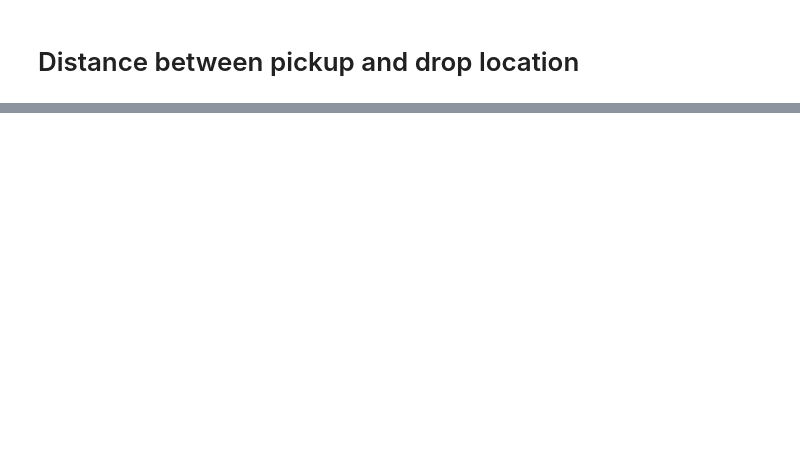
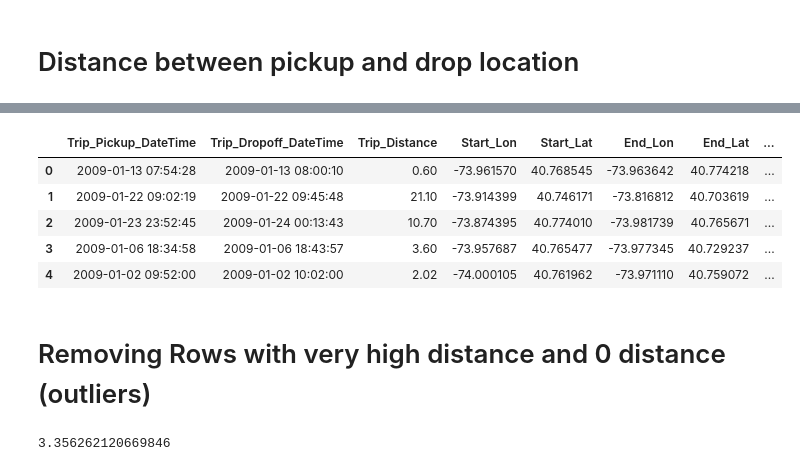
Before and after one commit to kunalsojatia/TFA_Taxi_Project, a Jupyter notebook: taxi.ipynb, the cells around one changed output, grey strips where cells are left out. Cells and saved outputs as stored; diff of their text form; code cells hidden in the pictures; blank space fills up the shorter version.

```diff
--- a/taxi.ipynb
+++ b/taxi.ipynb
@@ -411,0 +405,2 @@ yellowdf.head()
+# %%
+yellowdf["Date"] = yellowdf["Trip_Pickup_DateTime"].astype("datetime64")
@@ -411,0 +438,12 @@ yellowdf.head()
+# %%
+yellowdf.drop(columns=["vendor_name","Passenger_Count","Rate_Code","store_and_forward","Payment_Type","Fare_Amt","surcharge","mta_tax","Tolls_Amt"],errors="ignore",inplace=True)
+yellowdf.head()
+# %% [output]
+|  | Trip_Pickup_DateTime | Trip_Dropoff_DateTime | Trip_Distance | Start_Lon | Start_Lat | End_Lon | End_Lat | ... |
+| 0 | 2009-01-13 07:54:28 | 2009-01-13 08:00:10 | 0.60 | -73.961570 | 40.768545 | -73.963642 | 40.774218 | ... |
+| 1 | 2009-01-22 09:02:19 | 2009-01-22 09:45:48 | 21.10 | -73.914399 | 40.746171 | -73.816812 | 40.703619 | ... |
+| 2 | 2009-01-23 23:52:45 | 2009-01-24 00:13:43 | 10.70 | -73.874395 | 40.774010 | -73.981739 | 40.765671 | ... |
+| 3 | 2009-01-06 18:34:58 | 2009-01-06 18:43:57 | 3.60 | -73.957687 | 40.765477 | -73.977345 | 40.729237 | ... |
+| 4 | 2009-01-02 09:52:00 | 2009-01-02 10:02:00 | 2.02 | -74.000105 | 40.761962 | -73.971110 | 40.759072 | ... |
+# %% [markdown]
+# Removing Rows with very high distance and 0 distance (outliers)
@@ -411,0 +453,4 @@ yellowdf.head()
+# %%
+yellowdf["Distance"].mean()
+# %% [output]
+3.356262120669846
```
Also changed, not shown: parts of 19 cells of this notebook, 9 other files.
